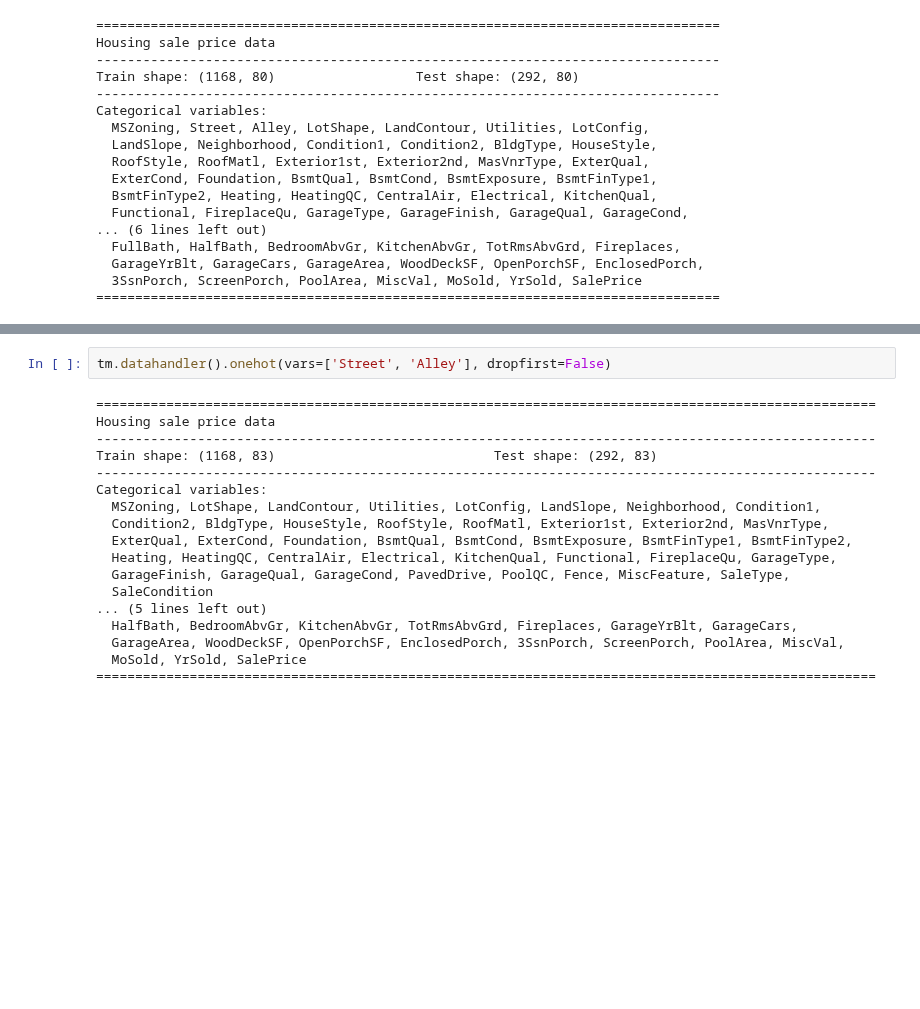
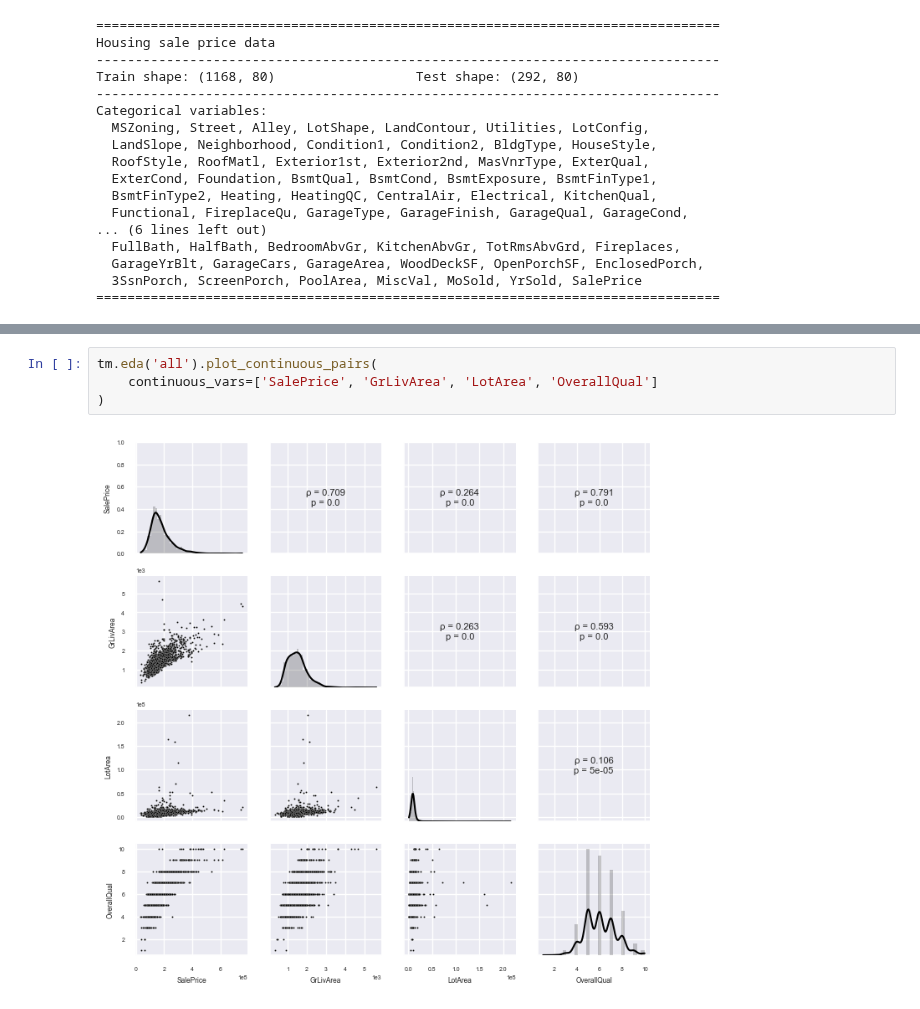
Before and after one commit to ajy25/TabularMagic, a Jupyter notebook: demo/regression/house_prices.ipynb, the cells around one changed output, grey strips where cells are left out. Saved outputs shown, nothing was run; the diff lists cells and outputs as text; blank space fills up the shorter version.

```diff
--- a/demo/regression/house_prices.ipynb
+++ b/demo/regression/house_prices.ipynb
@@ -72,24 +82,10 @@ homogeneity of variance is violated. 10% of the data is trimmed from both tails.
 ================================================================================
-# %%
-tm.datahandler().onehot(vars=['Street', 'Alley'], dropfirst=False)
-# %% [output]
-====================================================================================================
-Housing sale price data
-----------------------------------------------------------------------------------------------------
-Train shape: (1168, 83)                            Test shape: (292, 83)
-----------------------------------------------------------------------------------------------------
-Categorical variables:
-  MSZoning, LotShape, LandContour, Utilities, LotConfig, LandSlope, Neighborhood, Condition1,
-  Condition2, BldgType, HouseStyle, RoofStyle, RoofMatl, Exterior1st, Exterior2nd, MasVnrType,
-  ExterQual, ExterCond, Foundation, BsmtQual, BsmtCond, BsmtExposure, BsmtFinType1, BsmtFinType2,
-  Heating, HeatingQC, CentralAir, Electrical, KitchenQual, Functional, FireplaceQu, GarageType,
-  GarageFinish, GarageQual, GarageCond, PavedDrive, PoolQC, Fence, MiscFeature, SaleType,
-  SaleCondition
-... (5 lines left out)
-  HalfBath, BedroomAbvGr, KitchenAbvGr, TotRmsAbvGrd, Fireplaces, GarageYrBlt, GarageCars,
-  GarageArea, WoodDeckSF, OpenPorchSF, EnclosedPorch, 3SsnPorch, ScreenPorch, PoolArea, MiscVal,
-  MoSold, YrSold, SalePrice
-====================================================================================================
+# %%
+tm.eda('all').plot_continuous_pairs(
+    continuous_vars=['SalePrice', 'GrLivArea', 'LotArea', 'OverallQual']
+)
+# %% [output]
+[figure, added]
 # %%
 tm.eda().plot_distribution('LotConfig')
 # %% [output]
```
Also changed, not shown: parts of 14 cells of this notebook, 6 other files.
